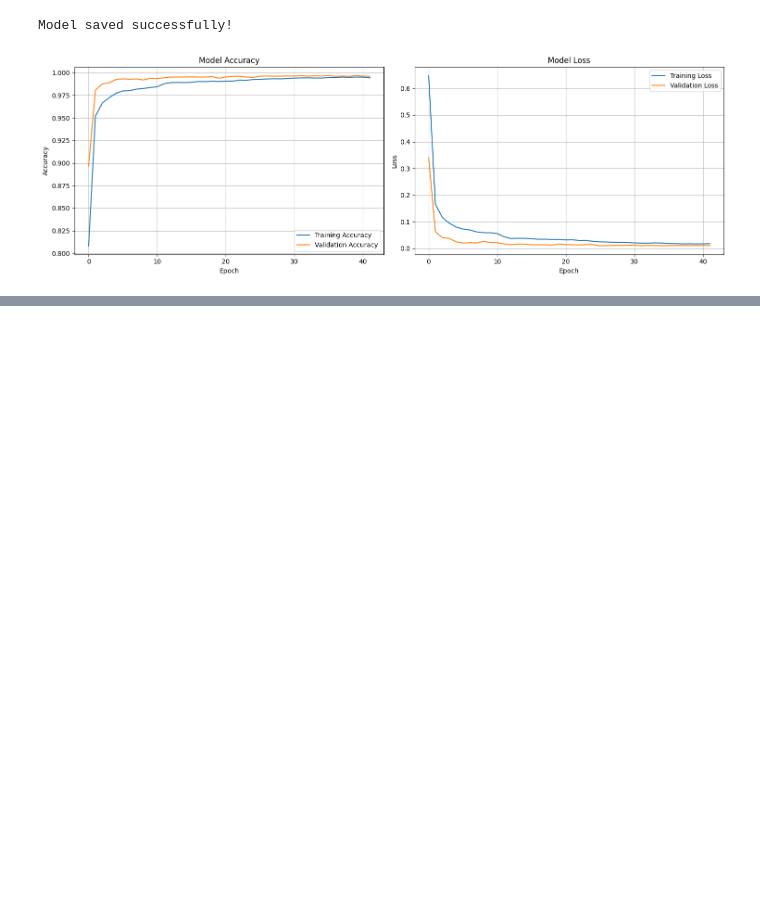
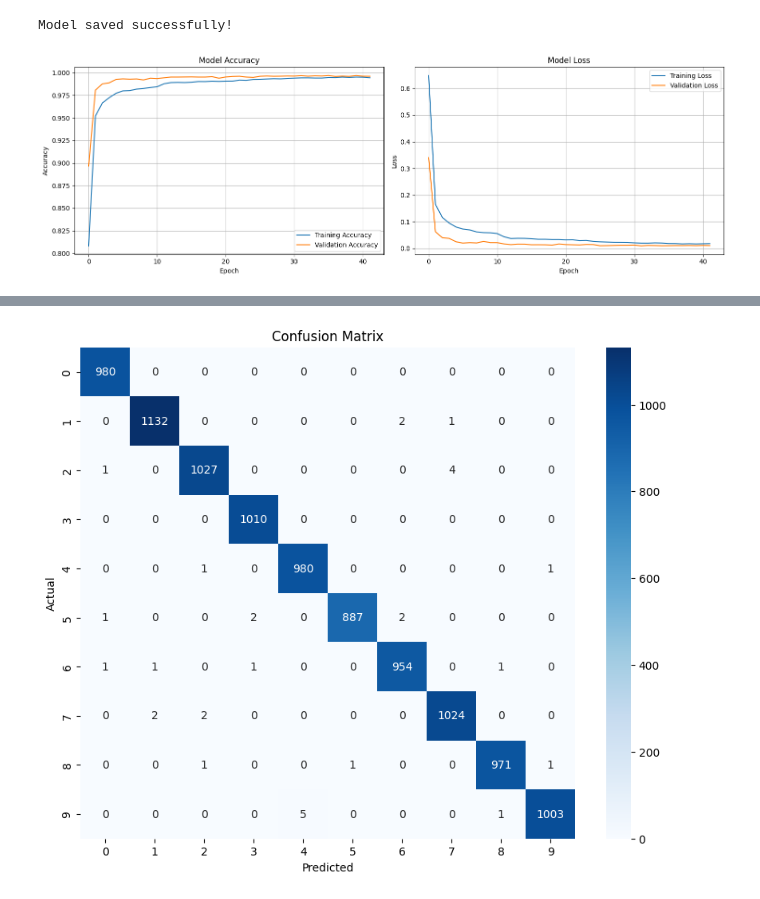
Before and after one commit to Kalharapasan/Handwriting-Recognition-App-02, a Jupyter notebook: handwriting_model.ipynb, the cells around one changed output, grey strips where cells are left out. Saved outputs shown, nothing was run; the diff lists cells and outputs as text; code cells hidden in the pictures; blank space fills up the shorter version.

Commit message:
Confusion Matrix

```diff
--- a/handwriting_model.ipynb
+++ b/handwriting_model.ipynb
@@ -172,3 +172,15 @@ def plot_training_history(history):
 plot_training_history(history)
 # %% [output]
 [figure]
+# %%
+y_pred = model.predict(x_test)
+y_pred_classes = np.argmax(y_pred, axis=1)
+
+cm = confusion_matrix(y_test, y_pred_classes)
+plt.figure(figsize=(10, 8))
+sns.heatmap(cm, annot=True, fmt='d', cmap='Blues')
+plt.title('Confusion Matrix')
+plt.xlabel('Predicted')
+plt.ylabel('Actual')
+plt.show()
+# %% [output]
@@ -174,0 +188 @@ plot_training_history(history)
+[figure, added]
```
Also changed, not shown: parts of 1 cell of this notebook.
